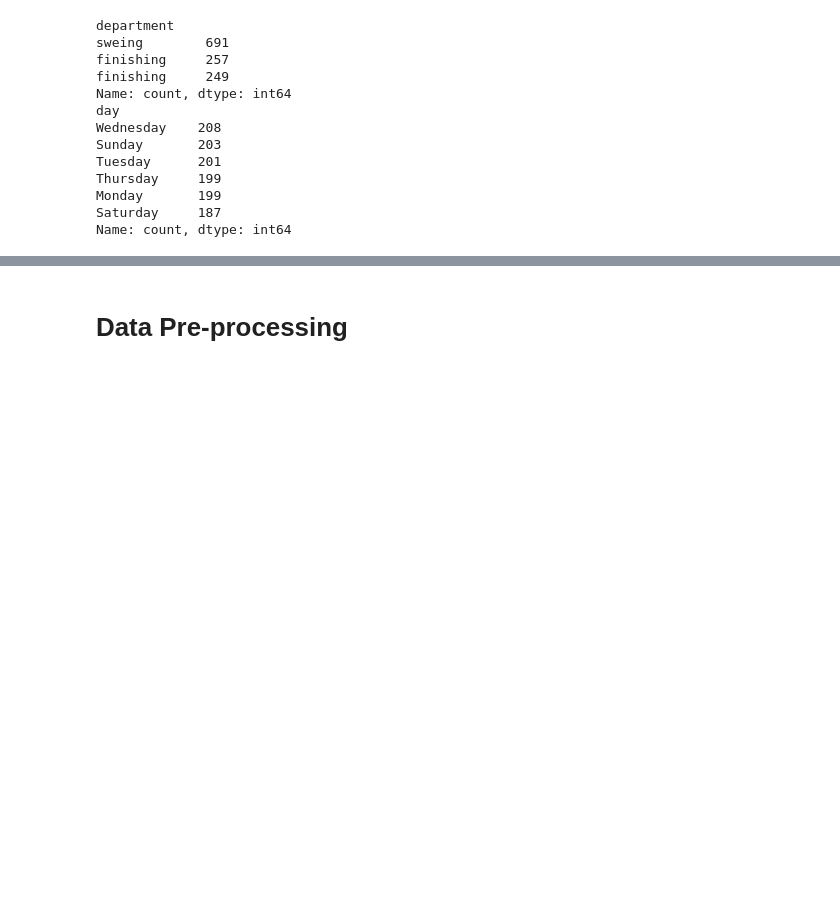
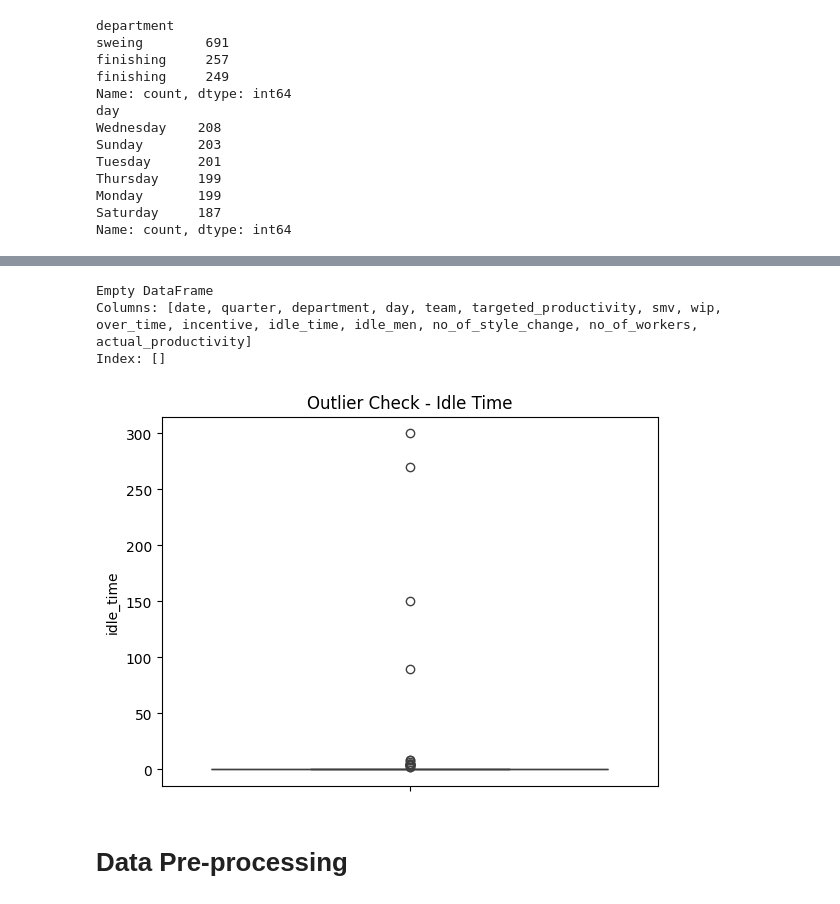
Before and after one commit to Tanmayy-k/Employee-Performance-ML-Prediction, a Jupyter notebook: Employee_Performance_Prediction.ipynb, the cells around one changed output, grey strips where cells are left out. Drawn from its saved outputs; the diff is of its cells as text; code cells hidden in the pictures; blank space fills up the shorter version.

```diff
--- a/Employee_Performance_Prediction.ipynb
+++ b/Employee_Performance_Prediction.ipynb
@@ -54,3 +77,16 @@ Name: count, dtype: int64
+# %%
+# Find high idle time
+print(df[df['idle_time'] > 300])
+
+# Optional boxplot
+sns.boxplot(df['idle_time'])
+plt.title("Outlier Check - Idle Time")
+plt.show()
+# %% [output]
+Empty DataFrame
+Columns: [date, quarter, department, day, team, targeted_productivity, smv, wip, over_time, incentive, idle_time, idle_men, no_of_style_change, no_of_workers, actual_productivity]
+Index: []
+[figure, added]
 # %% [markdown]
 # **Data Pre-processing**
 # %% [markdown]
```
Also changed, not shown: parts of 8 cells of this notebook.
